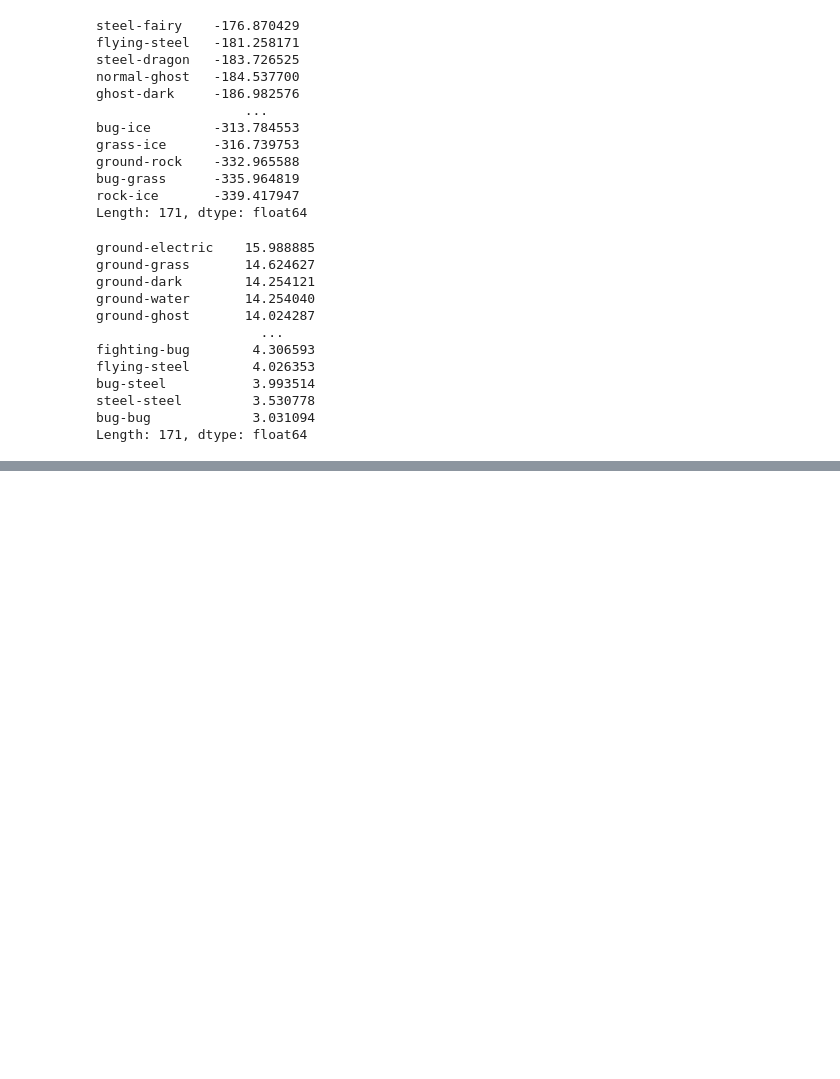
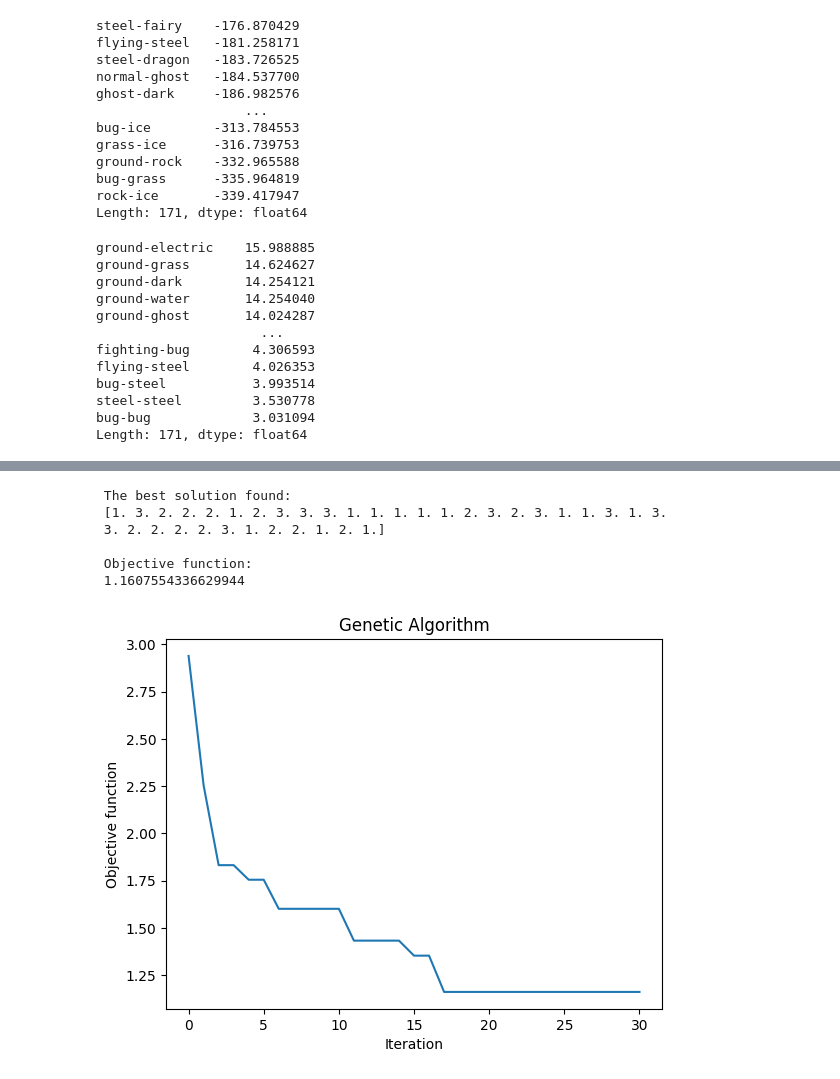
Before and after one commit to Gustavo-Rubo/pokemon-types, a Jupyter notebook: types.ipynb, the cells around one changed output, grey strips where cells are left out. Cells and saved outputs as stored; diff of their text form; code cells hidden in the pictures; blank space fills up the shorter version.

Commit message:
new type

```diff
--- a/types.ipynb
+++ b/types.ipynb
@@ -347,0 +367,53 @@ Length: 171, dtype: float64
+# %%
+def append_to_eff(X):
+    column = np.array([[0.5 if x == 1 else 1.0 if x == 2 else 2.0 for x in X[n_types:]]]).transpose()
+    column[0][0] = 1
+    row = np.append([[1]], np.array([0.5 if x == 1 else 1.0 if x == 2 else 2.0 for x in X[:n_types]]))
+    return np.append(np.append(eff, column, axis=1), [row], axis=0)
+# %%
+def objective_function(X):
+    if np.array(X[:n_types] == 3.).sum() > 5 or np.array(X[n_types:] == 1.).sum() > 6:
+        # 5 is larger than the usual numbers we see here
+        return 5
+
+    eff_new = append_to_eff(X)
+
+    weights = np.ones((n_iterations//2 + 1, n_types+1))
+    scores = np.zeros((n_iterations//2, n_types+1))
+
+    for i in range(n_iterations//2):
+        for j in range(n_types+1):
+            scores[i][j] = np.dot(eff_new[j], weights[i]) - np.dot(eff_new[:, j], weights[i])
+            weights[i+1][j] = 1 + scores[i][j] * .14 #weight_factor
+
+    return np.mean((scores[n_iterations//2-1])**2)
+# %%
+varbound = np.array([[1, 3]]*n_types*2)
+
+
+algorithm_param = {'max_num_iteration': 30,
+                   'population_size':100,
+                   'mutation_probability':0.2,
+                   'elit_ratio': 0.01,
+                   'crossover_probability': 0.5,
+                   'parents_portion': 0.3,
+                   'crossover_type':'uniform',
+                   'max_iteration_without_improv':None}
+
+model = ga(
+    function=objective_function,
+    dimension=n_types*2,
+    variable_type='int',
+    variable_boundaries=varbound,
+    algorithm_parameters=algorithm_param
+)
+
+model.run()
+# %% [output]
+ The best solution found:
+ [1. 3. 2. 2. 2. 1. 2. 3. 3. 3. 1. 1. 1. 1. 1. 2. 3. 2. 3. 1. 1. 3. 1. 3.
+ 3. 2. 2. 2. 2. 3. 1. 2. 2. 1. 2. 1.]
+
+ Objective function:
+ 1.1607554336629944
+[figure, added]
```
Also changed, not shown: parts of 17 cells of this notebook, 3 other files.
